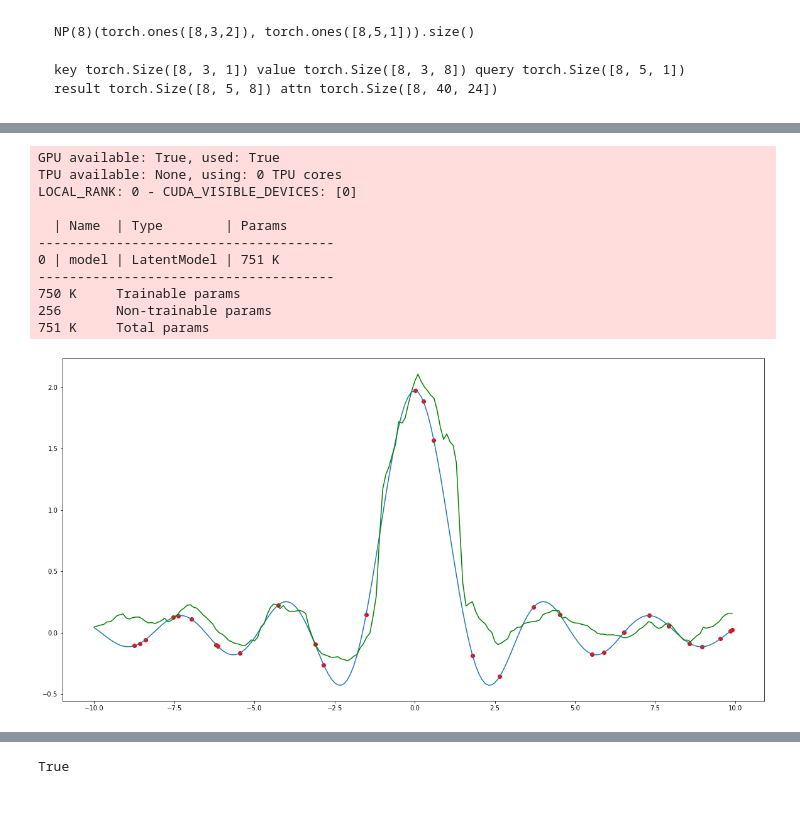
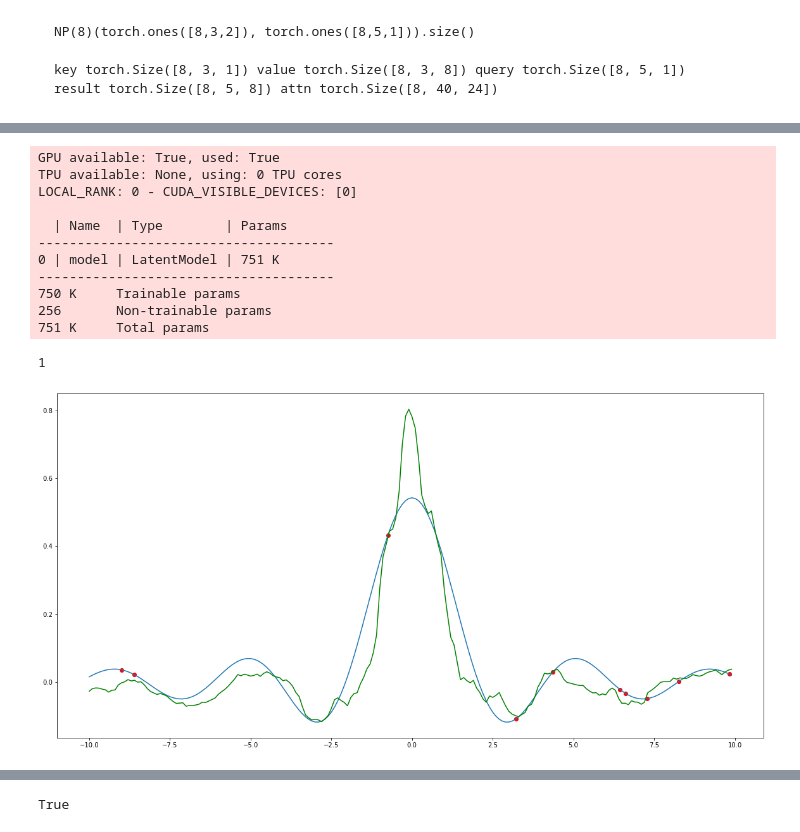
Before and after one commit to fg91/experiments, a Jupyter notebook: attentive_neural_processes.ipynb, the cells around one changed output, grey strips where cells are left out. Drawn from its saved outputs; the diff is of its cells as text; code cells hidden in the pictures; blank space fills up the shorter version.

```diff
--- a/attentive_neural_processes.ipynb
+++ b/attentive_neural_processes.ipynb
@@ -80,7 +80,7 @@ class SincDataset(Dataset):
         xs, ys, f = self.samples[idx]
 
         context_x, context_y = xs[:self.contexts], ys[:self.contexts]
-        queries_x, queries_y = xs[self.contexts:], ys[self.contexts:]
+        queries_x, queries_y = xs, ys #xs[self.contexts:], ys[self.contexts:]
 
         return (context_x.unsqueeze(-1), context_y.unsqueeze(-1), queries_x.unsqueeze(-1)), queries_y.unsqueeze(-1)
 # %%
@@ -959,27 +959,28 @@ LOCAL_RANK: 0 - CUDA_VISIBLE_DEVICES: [0]
 750 K     Trainable params
 256       Non-trainable params
 751 K     Total params
+1
 # %%
 pl_model.model = pl_model.model.eval().cuda()
 
-num_contexts = 30
+num_contexts = 10
 x_samples, y_samples, f = get_random_sinc_samples(num_samples=num_contexts)
 
 context_x, context_y = x_samples.unsqueeze(-1).unsqueeze(0).cuda(), y_samples.unsqueeze(-1).unsqueeze(0).cuda()
 queries_x = torch.arange(-10, 10, .1).unsqueeze(-1).unsqueeze(0).cuda()
 
 with torch.no_grad():
     y_pred, kl, loss = pl_model(context_x, context_y, queries_x, None)
 
 x = np.arange(-10, 10, .1)
 
 plt.figure(figsize = (20, 10))
 plt.plot(x, f(x))
 plt.scatter(context_x.cpu(), context_y.cpu(), c='r')
 plt.plot(queries_x[0,:,0].cpu(), y_pred[0,:,0].cpu(), c='g')
 plt.show()
 # %% [output]
-[figure, old version]
+[figure, new version]
 # %%
 #viz kernel fourier features
 for ca in list(pl_model.model.deterministic_encoder.cross_attentions): #z_attentions self_attentions
```
Also changed, not shown: parts of 5 cells of this notebook.
